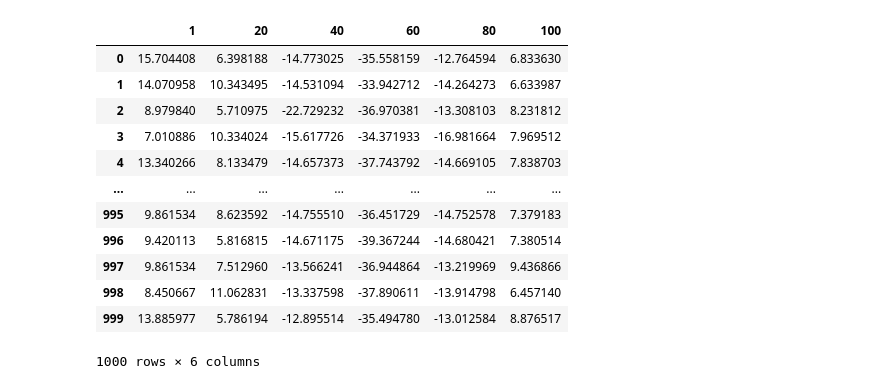
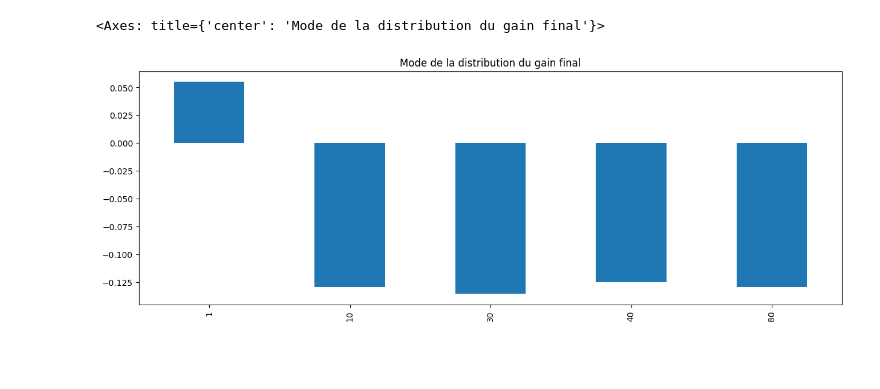
Before and after one commit to VNAZZARENO/Simulation-Monte-Carlo-Type-PretUp, a Jupyter notebook: monte_carlo.ipynb, the cells around one changed output. Cells and saved outputs as stored; diff of their text form; code cells hidden in the pictures; blank space fills up the shorter version.

```diff
--- a/monte_carlo.ipynb
+++ b/monte_carlo.ipynb
@@ -223,26 +277,16 @@ class Backtest:
 # %%
-b = Backtest(nb_emprunt=[1, 20, 40, 60, 80, 100],
-            montant_a_investir=100,
-            date_emprunt="2021-01-01",
-            taux=0.1,
-            proba_defaut=0.06,
-            nb_essais=1000)
+b = Backtest(nb_emprunt=[1, 10, 30, 40, 80],
+                montant_a_investir=1000,
+                date_emprunt="2021-01-01",
+                taux=0.1,
+                proba_defaut=0.06,
+                nb_essais=10000)
 
 b.backtest()
 b.calculate_results()
-# b.plot_results()
-# %% [output]
-|  | 1 | 20 | 40 | 60 | 80 | 100 |
-| 0 | 15.704408 | 6.398188 | -14.773025 | -35.558159 | -12.764594 | 6.833630 |
-| 1 | 14.070958 | 10.343495 | -14.531094 | -33.942712 | -14.264273 | 6.633987 |
-| 2 | 8.979840 | 5.710975 | -22.729232 | -36.970381 | -13.308103 | 8.231812 |
-| 3 | 7.010886 | 10.334024 | -15.617726 | -34.371933 | -16.981664 | 7.969512 |
-| 4 | 13.340266 | 8.133479 | -14.657373 | -37.743792 | -14.669105 | 7.838703 |
-| ... | ... | ... | ... | ... | ... | ... |
-| 995 | 9.861534 | 8.623592 | -14.755510 | -36.451729 | -14.752578 | 7.379183 |
-| 996 | 9.420113 | 5.816815 | -14.671175 | -39.367244 | -14.680421 | 7.380514 |
-| 997 | 9.861534 | 7.512960 | -13.566241 | -36.944864 | -13.219969 | 9.436866 |
-| 998 | 8.450667 | 11.062831 | -13.337598 | -37.890611 | -13.914798 | 6.457140 |
-| 999 | 13.885977 | 5.786194 | -12.895514 | -35.494780 | -13.012584 | 8.876517 |
-1000 rows × 6 columns
+# %%
+b.final_liquidite.mode().mean().plot(kind='bar', figsize=(15, 5), title="Mode de la distribution du gain final")
+# %% [output]
+<Axes: title={'center': 'Mode de la distribution du gain final'}>
+[figure, added]
 # %%
```
Also changed, not shown: parts of 11 cells of this notebook.
